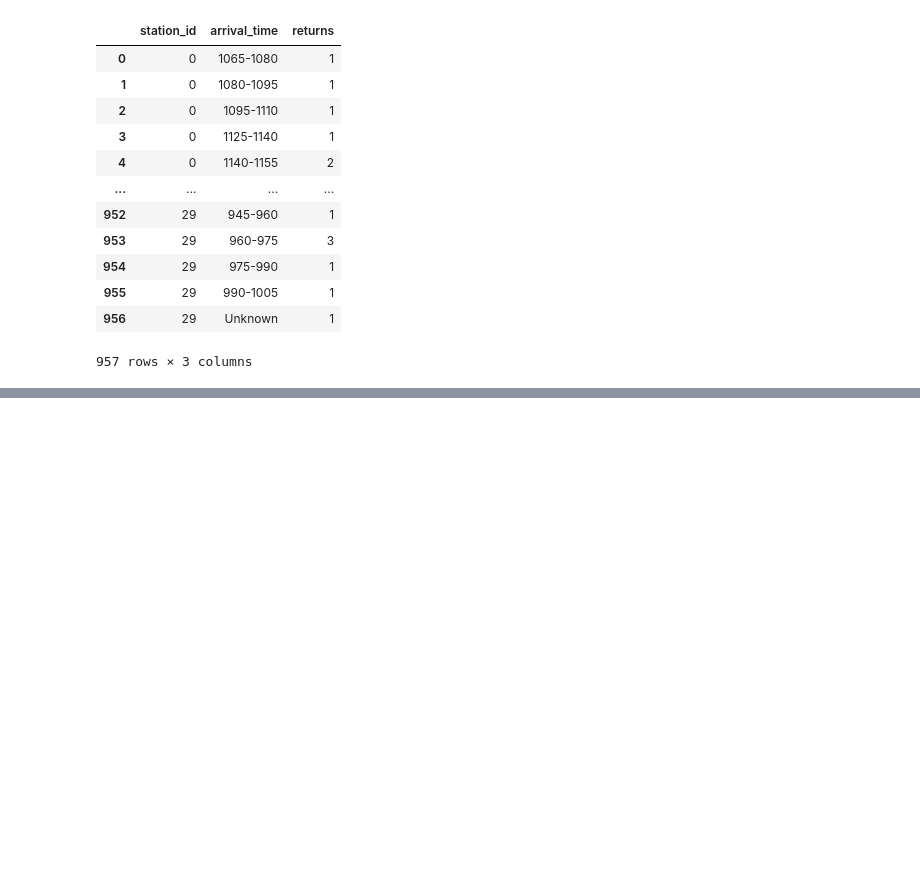
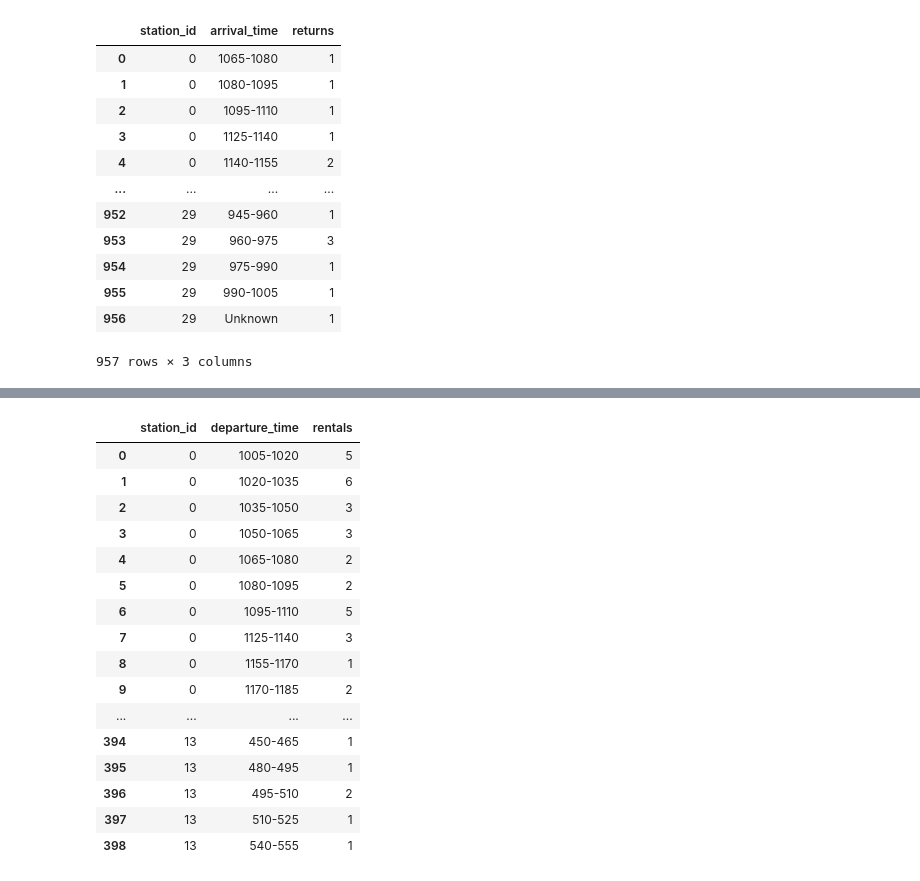
Before and after one commit to clyman23/urban-opt-final, a Jupyter notebook: input_data_bikes_urban_opt.ipynb, the cells around one changed output, grey strips where cells are left out. Drawn from its saved outputs; the diff is of its cells as text; code cells hidden in the pictures; blank space fills up the shorter version.

```diff
--- a/input_data_bikes_urban_opt.ipynb
+++ b/input_data_bikes_urban_opt.ipynb
@@ -303,0 +257,22 @@ combined_df[(combined_df['day']==0) & (combined_df[2] < combined_df[0])]
+# %%
+df_rentals = simu0.groupby([1, 'departure_time'])[0].count().reset_index()
+df_rentals = df_rentals.rename(columns={0:"rentals", 1: "station_id"})
+df_rentals
+# %% [output]
+|  | station_id | departure_time | rentals |
+| 0 | 0 | 1005-1020 | 5 |
+| 1 | 0 | 1020-1035 | 6 |
+| 2 | 0 | 1035-1050 | 3 |
+| 3 | 0 | 1050-1065 | 3 |
+| 4 | 0 | 1065-1080 | 2 |
+| 5 | 0 | 1080-1095 | 2 |
+| 6 | 0 | 1095-1110 | 5 |
+| 7 | 0 | 1125-1140 | 3 |
+| 8 | 0 | 1155-1170 | 1 |
+| 9 | 0 | 1170-1185 | 2 |
+| ... | ... | ... | ... |
+| 394 | 13 | 450-465 | 1 |
+| 395 | 13 | 480-495 | 1 |
+| 396 | 13 | 495-510 | 2 |
+| 397 | 13 | 510-525 | 1 |
+| 398 | 13 | 540-555 | 1 |
```
Also changed, not shown: parts of 18 cells of this notebook.
